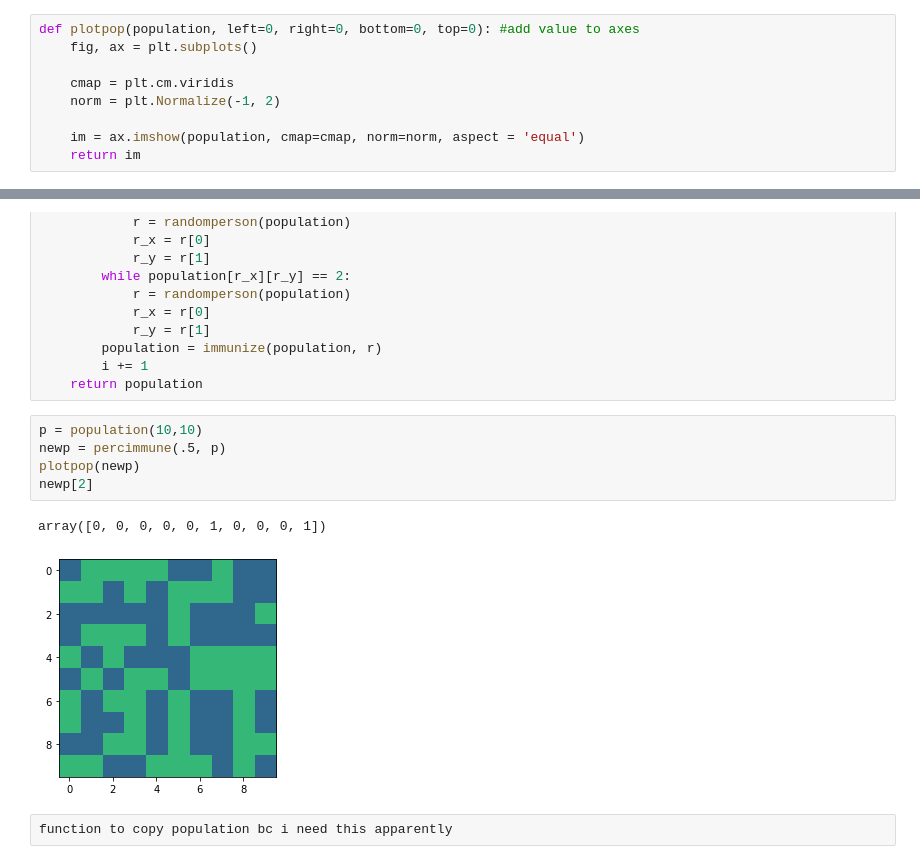
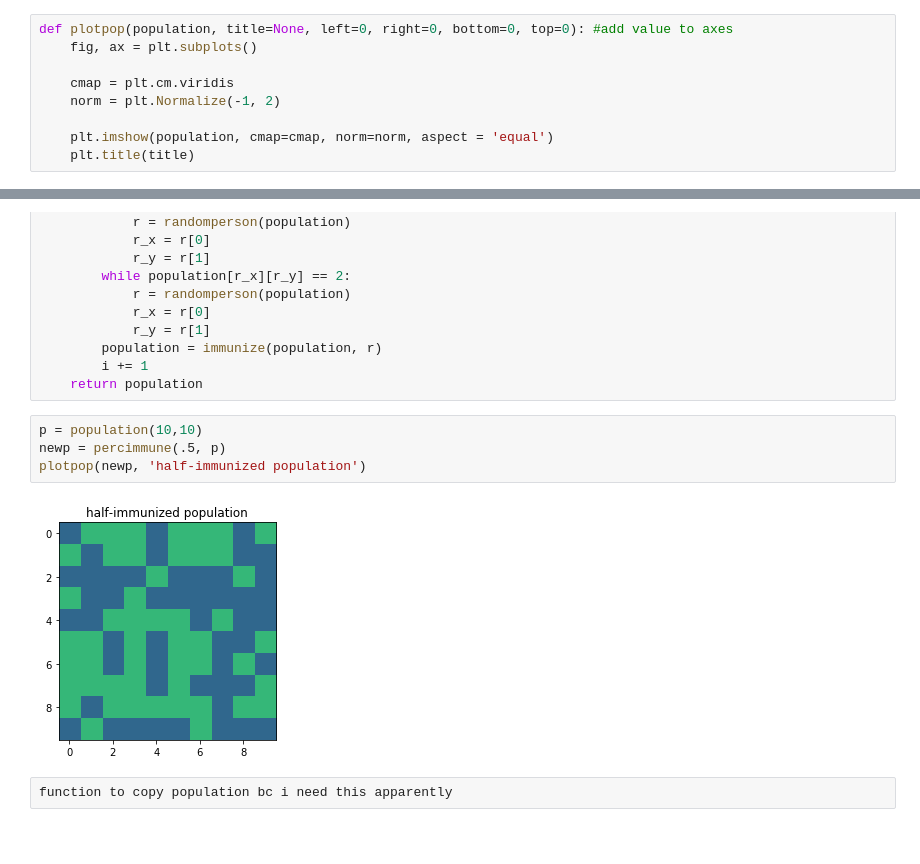
Before and after one commit to eekraus/PHYS250, a Jupyter notebook: final-project-eekraus/project.ipynb, the cells around one changed output, grey strips where cells are left out. Drawn from its saved outputs; the diff is of its cells as text; blank space fills up the shorter version.

```diff
--- a/final-project-eekraus/project.ipynb
+++ b/final-project-eekraus/project.ipynb
@@ -14,14 +14,14 @@ def population(N, M, value=1):
 # %% [raw]
 function to visualize a population
 # %%
-def plotpop(population, left=0, right=0, bottom=0, top=0): #add value to axes
+def plotpop(population, title=None, left=0, right=0, bottom=0, top=0): #add value to axes
     fig, ax = plt.subplots()
 
     cmap = plt.cm.viridis
     norm = plt.Normalize(-1, 2)
 
-    im = ax.imshow(population, cmap=cmap, norm=norm, aspect = 'equal')
-    return im
+    plt.imshow(population, cmap=cmap, norm=norm, aspect = 'equal')
+    plt.title(title)
 # %% [markdown]
 A normal population is going to be 1s, immunized will be 0s, infected will be -1s
 # %% [raw]
@@ -78,11 +78,9 @@ def percimmune(perc, population):
 # %%
 p = population(10,10)
 newp = percimmune(.5, p)
-plotpop(newp)
-newp[2]
+plotpop(newp, 'half-immunized population')
 # %% [output]
-array([0, 0, 0, 0, 0, 1, 0, 0, 0, 1])
-[figure, old version]
+[figure, new version]
 # %% [raw]
 function to copy population bc i need this apparently
 # %%
```
Also changed, not shown: parts of 22 cells of this notebook.
